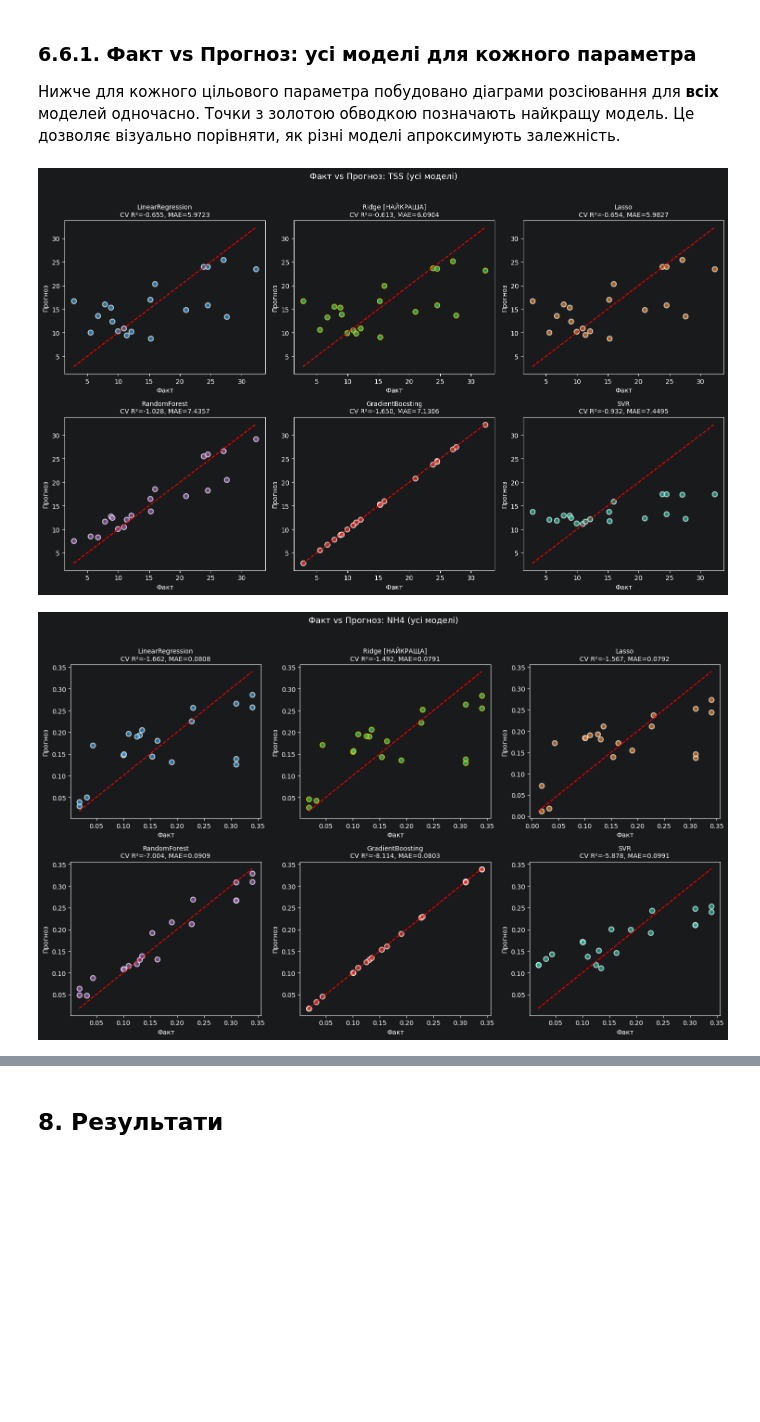
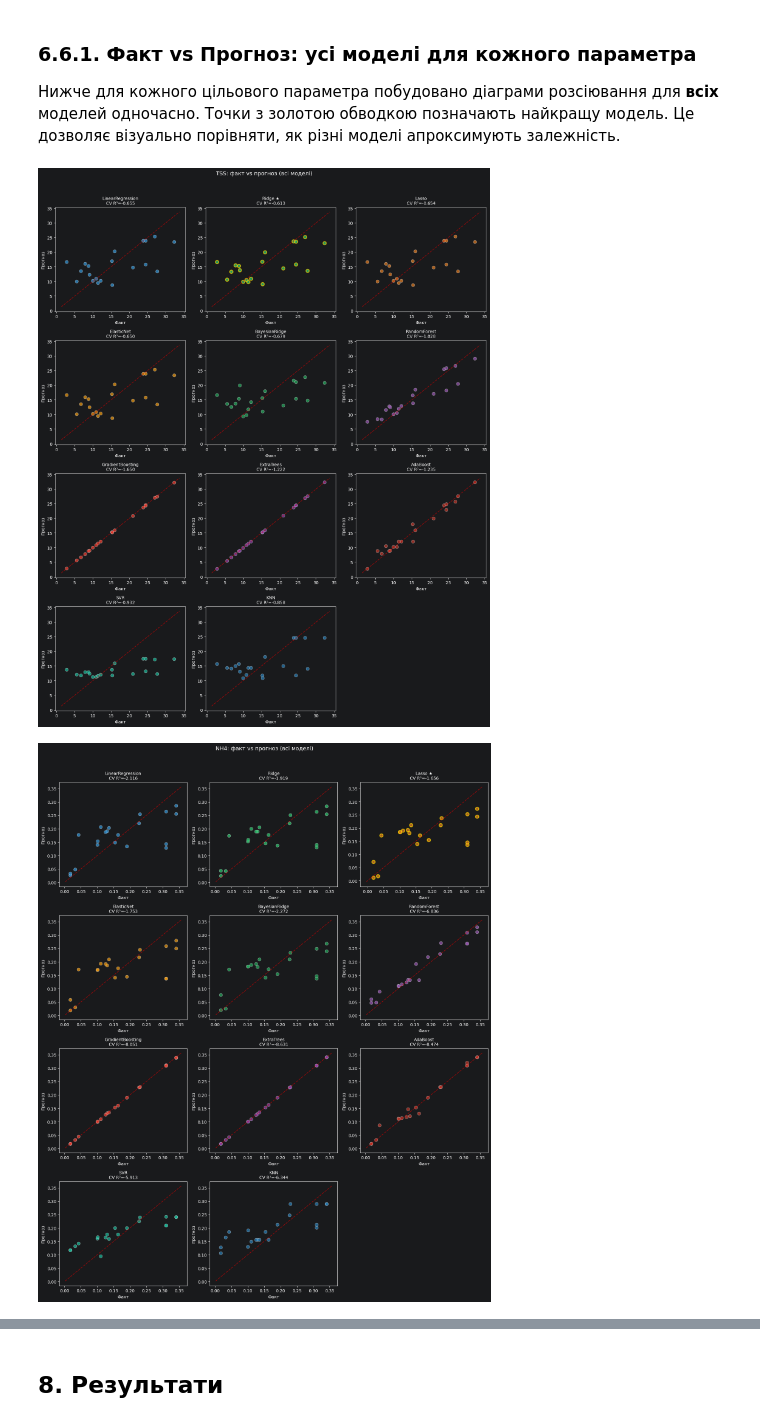
Before and after one commit to bohdan-holovin/data-analys-k, a Jupyter notebook: kanevske_analysis.ipynb, the cells around one changed output, grey strips where cells are left out. Saved outputs shown, nothing was run; the diff lists cells and outputs as text; code cells hidden in the pictures; blank space fills up the shorter version.

```diff
--- a/kanevske_analysis.ipynb
+++ b/kanevske_analysis.ipynb
@@ -421,7 +527,7 @@ COLUMNS = LEGEND['parameter'].tolist()
 df = pd.DataFrame(rows, columns=COLUMNS)
 
 # Числові колонки
-numeric_cols = COLUMNS[4:]  # все після station
+numeric_cols = ['month'] + COLUMNS[4:]  # month + все після station
 df[numeric_cols] = df[numeric_cols].apply(pd.to_numeric, errors='coerce')
 
 print(f'Зчитано {len(df)} спостережень з аркуша «{SHEET_NAME}»')
@@ -933,7 +1087,10 @@ if len(enabled_models) > 1:
     pivot_mae = comparison_df.pivot(index='Параметр', columns='Модель', values='MAE (CV)')
 
     colors_map = {'LinearRegression': '#3498db', 'Ridge': '#2ecc71', 'Lasso': '#e67e22',
-                  'RandomForest': '#9b59b6', 'GradientBoosting': '#e74c3c', 'SVR': '#1abc9c'}
+                  'ElasticNet': '#f39c12', 'BayesianRidge': '#27ae60',
+                  'RandomForest': '#9b59b6', 'GradientBoosting': '#e74c3c',
+                  'ExtraTrees': '#8e44ad', 'AdaBoost': '#c0392b',
+                  'SVR': '#1abc9c', 'KNN': '#2980b9'}
     bar_colors = [colors_map.get(m, '#95a5a6') for m in enabled_models]
 
     for target in targets:
@@ -951,11 +1108,11 @@ if len(enabled_models) > 1:
         axes[0].set_title(f'{target} — CV R²\n(↑ вище = краще)', fontsize=12)
         axes[0].set_ylabel('R² (cross-validation)')
         axes[0].axhline(y=0, color='gray', linestyle='--', alpha=0.5)
-        axes[0].set_xticklabels(enabled_models, rotation=30, ha='right', fontsize=9)
+        axes[0].set_xticklabels(enabled_models, rotation=45, ha='right', fontsize=8)
         # Значення на стовпчиках
         for bar, val in zip(bars, r2_vals):
             axes[0].text(bar.get_x() + bar.get_width() / 2, bar.get_height() + 0.01,
-                        f'{val:.3f}', ha='center', va='bottom', fontsize=9)
+                        f'{val:.3f}', ha='center', va='bottom', fontsize=8)
 
         # --- CV MAE ---
         mae_vals = [all_results[target][m]['mae_cv'] for m in enabled_models]
@@ -966,17 +1123,17 @@ if len(enabled_models) > 1:
                          ha='center', va='bottom', fontsize=16, color='#2E7D32', fontweight='bold')
         axes[1].set_title(f'{target} — CV MAE\n(↓ нижче = краще)', fontsize=12)
         axes[1].set_ylabel('MAE (cross-validation)')
-        axes[1].set_xticklabels(enabled_models, rotation=30, ha='right', fontsize=9)
+        axes[1].set_xticklabels(enabled_models, rotation=45, ha='right', fontsize=8)
         for bar, val in zip(bars, mae_vals):
             axes[1].text(bar.get_x() + bar.get_width() / 2, bar.get_height() + 0.001,
-                        f'{val:.4f}', ha='center', va='bottom', fontsize=9)
+                        f'{val:.4f}', ha='center', va='bottom', fontsize=8)
 
         fig.suptitle(f'Порівняння моделей для параметра {target}', fontsize=13, y=1.02)
         plt.tight_layout()
         plt.show()
 
     # Heatmap: CV R² (модель × target)
-    fig, ax = plt.subplots(figsize=(10, max(3, len(enabled_models) * 0.8)))
+    fig, ax = plt.subplots(figsize=(12, max(3, len(enabled_models) * 0.8)))
     sns.heatmap(pivot_r2.T, annot=True, fmt='.3f', cmap='RdYlGn', center=0,
                 vmin=-1, vmax=1, ax=ax, linewidths=0.5, square=True)
     ax.set_title('Зведена теплова карта CV R²: модель × параметр\n(зелений = краще, червоний = гірше)',
@@ -1179,46 +1346,52 @@ print('Великий розкид = результат залежить від
 # %%
 # === Візуалізація: факт vs прогноз для ВСІХ моделей (кожен параметр окремо) ===
 colors = {'LinearRegression': '#3498db', 'Ridge': '#2ecc71', 'Lasso': '#e67e22',
-          'RandomForest': '#9b59b6', 'GradientBoosting': '#e74c3c', 'SVR': '#1abc9c'}
+          'ElasticNet': '#f39c12', 'BayesianRidge': '#27ae60',
+          'RandomForest': '#9b59b6', 'GradientBoosting': '#e74c3c',
+          'ExtraTrees': '#8e44ad', 'AdaBoost': '#c0392b',
+          'SVR': '#1abc9c', 'KNN': '#2980b9'}
 
 for target, predictors in regression_config.items():
     train = complete[predictors + [target]].dropna()
     X = train[predictors].values
     y_true = train[target].values
 
     n_models = len(enabled_models)
     n_cols = min(3, n_models)
     n_rows = (n_models + n_cols - 1) // n_cols
 
     fig, axes = plt.subplots(n_rows, n_cols, figsize=(5 * n_cols, 4.5 * n_rows))
-    axes = np.array(axes).flatten() if n_models > 1 else [axes]
+    axes = np.array(axes).flatten()
+
+    best_name = best_models[target]['model_name'] if target in best_models else None
 
     for i, model_name in enumerate(enabled_models):
         ax = axes[i]
-        res = all_results[target][model_name]
-        y_pred = res['model'].predict(X)
+        y_pred = all_results[target][model_name]['model'].predict(X)
 
-        is_best = (model_name == best_models[target]['model_name']) if target in best_models else False
-        edge_color = 'gold' if is_best else 'white'
+        edge = 'gold' if model_name == best_name else 'white'
+        lw = 2 if model_name == best_name else 0.5
 
-        ax.scatter(y_true, y_pred, color=colors.get(model_name, 'steelblue'),
-                   alpha=0.7, edgecolors=edge_color, s=60, linewidths=1.5)
+        ax.scatter(y_true, y_pred, color=colors.get(model_name, '#95a5a6'),
+                   alpha=0.7, edgecolors=edge, linewidths=lw, s=60)
         mn, mx = min(y_true.min(), y_pred.min()), max(y_true.max(), y_pred.max())
-        ax.plot([mn, mx], [mn, mx], 'r--', lw=1.5)
+        margin = (mx - mn) * 0.05
+        ax.plot([mn - margin, mx + margin], [mn - margin, mx + margin],
+                'r--', alpha=0.5, label='Ідеальний прогноз')
 
-        title = f'{model_name}'
-        if is_best:
-            title += ' [НАЙКРАЩА]'
-        ax.set_title(f'{title}\nCV R²={res["r2_cv"]:.3f}, MAE={res["mae_cv"]:.4f}', fontsize=10)
+        r2 = all_results[target][model_name]['r2_cv']
+        marker = ' ★' if model_name == best_name else ''
+        ax.set_title(f'{model_name}{marker}\nCV R²={r2:.3f}', fontsize=10)
         ax.set_xlabel('Факт')
         ax.set_ylabel('Прогноз')
 
-    for j in range(i + 1, len(axes)):
-        axes[j].axis('off')
+    # Приховати зайві підграфіки
+    for j in range(len(enabled_models), len(axes)):
+        axes[j].set_visible(False)
 
-    fig.suptitle(f'Факт vs Прогноз: {target} (усі моделі)', fontsize=13, y=1.02)
+    fig.suptitle(f'{target}: факт vs прогноз (всі моделі)', fontsize=13, y=1.02)
     plt.tight_layout()
     plt.show()
 # %% [output]
-[figure, old version]
+[figure, new version]
-[figure, old version]
+[figure, new version]
```
Also changed, not shown: parts of 30 cells of this notebook.
